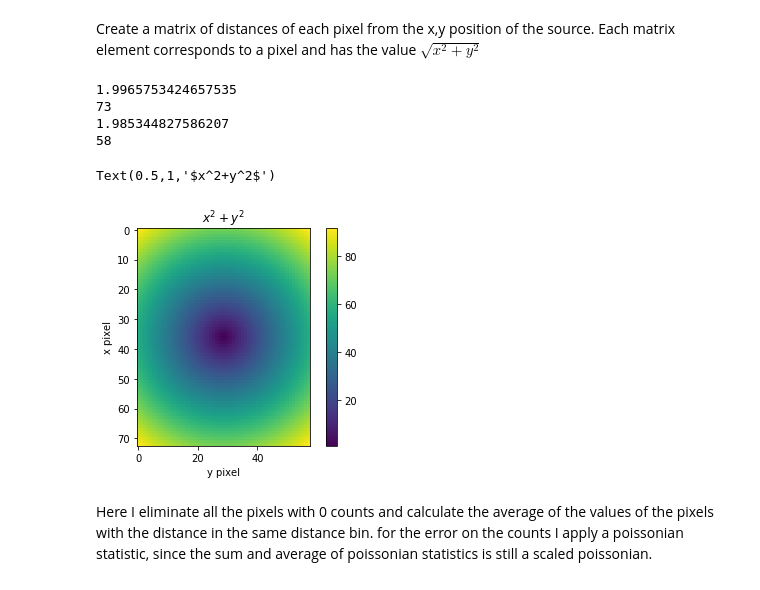
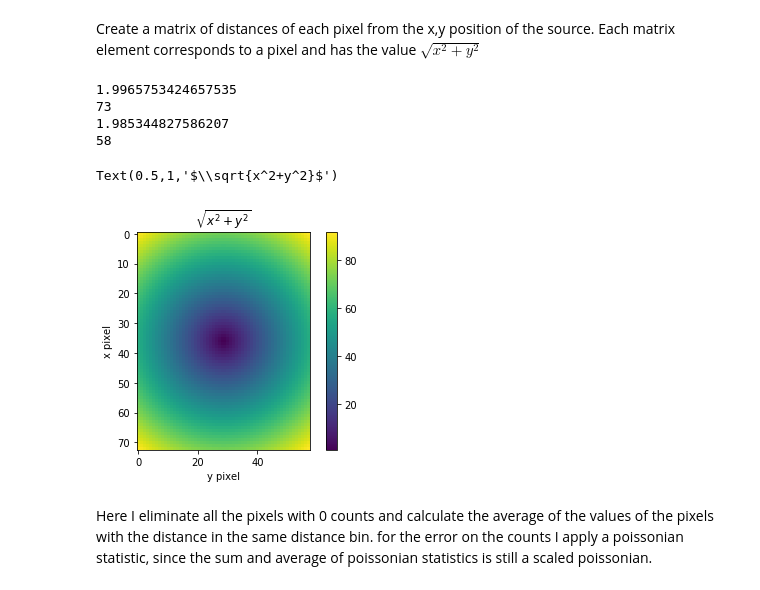
Before and after one commit to acost976/geometric_efficiency_notebooks, a Jupyter notebook: geometric_efficiency_detector.ipynb, the cells around one changed output. Saved outputs shown, nothing was run; the diff lists cells and outputs as text; code cells hidden in the pictures.

```diff
--- a/geometric_efficiency_detector.ipynb
+++ b/geometric_efficiency_detector.ipynb
@@ -85,36 +83,36 @@ Create a matrix of distances of each pixel from the x,y position of the source.
 #Create a matrix of distances
 distance_matrix=np.zeros_like(shadowgram)
 xbinsize=xedges[1]-xedges[0]
 xbin_cen=(xedges[0:-1]+xbinsize*0.5)-(xpixels*0.5)
 print(xbinsize)
 print(len(xbin_cen))
 #print(xbin_cen)
 
 ybinsize=yedges[1]-yedges[0]
 ybin_cen=(yedges[0:-1]+xbinsize*0.5)-(ypixels*0.5)
 
 print(ybinsize)
 print(len(ybin_cen))
 #print(ybin_cen)
 
 for i in range(len(xbin_cen)):
     for j in range(len(ybin_cen)):
         #distance_matrix[i][j]=np.linalg.norm(source_pos-np.array((xbin_cen[i], ybin_cen[j])))
         distance_matrix[i][j]=np.sqrt((xbin_cen[i]*xbin_cen[i])+(ybin_cen[j]*ybin_cen[j]))
 
 plt.imshow(distance_matrix, aspect=1)
 plt.colorbar()
 plt.xlabel('y pixel')
 plt.ylabel('x pixel')
-plt.title('$x^2+y^2$')
+plt.title('$\sqrt{x^2+y^2}$')
 #print(shadowgram[1], xbin_cen)
 # %% [output]
 1.9965753424657535
 73
 1.985344827586207
 58
-Text(0.5,1,'$x^2+y^2$')
+Text(0.5,1,'$\\sqrt{x^2+y^2}$')
-[figure, old version]
+[figure, new version]
 # %% [markdown]
 Here I eliminate all the pixels with 0 counts and calculate the average of the values of the pixels with the distance in the same distance bin. for the error on the counts I apply a poissonian statistic, since the sum and average of poissonian statistics is still a scaled poissonian.
 # %%
```
Also changed, not shown: parts of 3 cells of this notebook.
